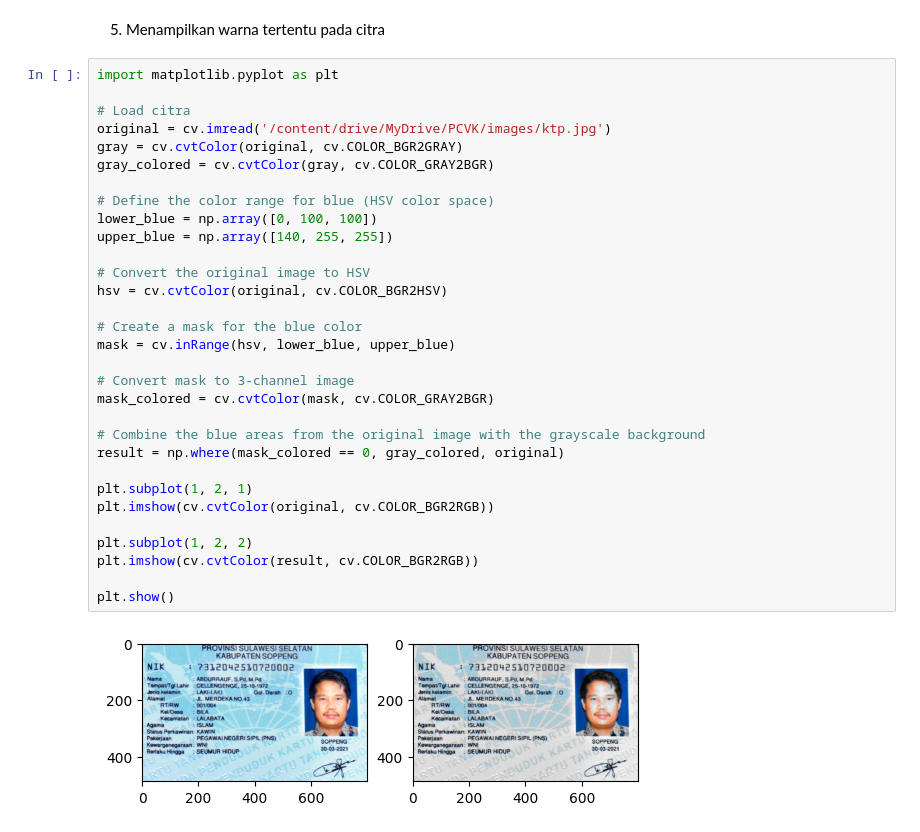
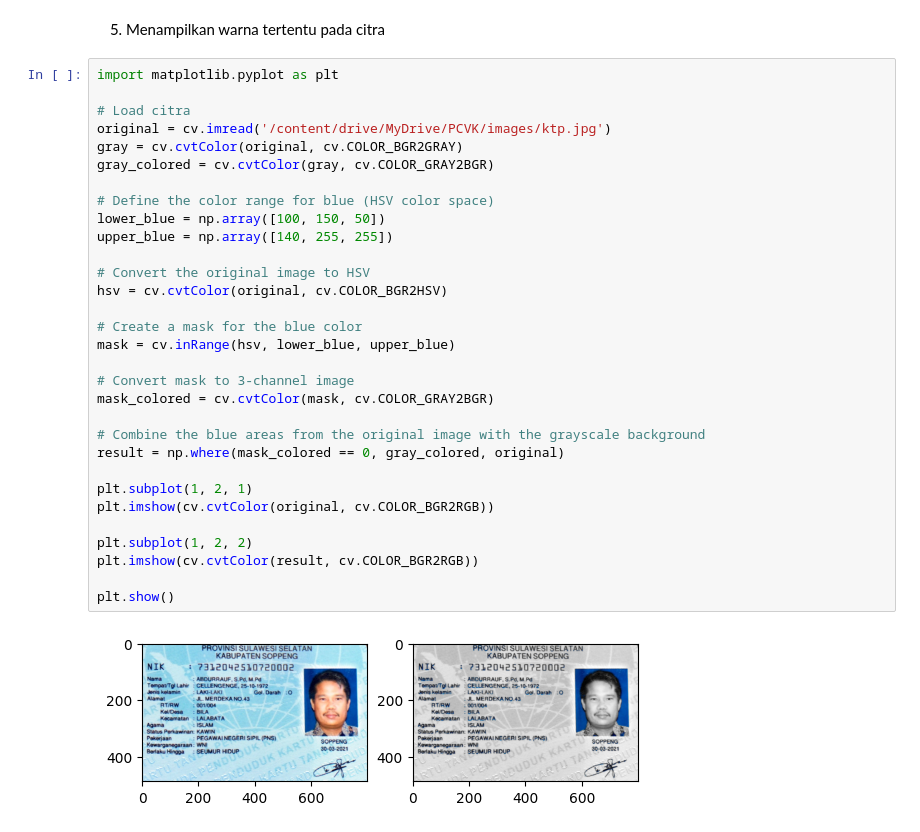
Before and after one commit to RizkyFitriAndini/PCVK_Ganjil_2024, a Jupyter notebook: week3.ipynb, the cells around one changed output. Drawn from its saved outputs; the diff is of its cells as text.

```diff
--- a/week3.ipynb
+++ b/week3.ipynb
@@ -212,32 +212,32 @@ Implementasikan transformasi grayscale dengan luminance
 import matplotlib.pyplot as plt
 
 # Load citra
 original = cv.imread('/content/drive/MyDrive/PCVK/images/ktp.jpg')
 gray = cv.cvtColor(original, cv.COLOR_BGR2GRAY)
 gray_colored = cv.cvtColor(gray, cv.COLOR_GRAY2BGR)
 
 # Define the color range for blue (HSV color space)
-lower_blue = np.array([0, 100, 100])
+lower_blue = np.array([100, 150, 50])
 upper_blue = np.array([140, 255, 255])
 
 # Convert the original image to HSV
 hsv = cv.cvtColor(original, cv.COLOR_BGR2HSV)
 
 # Create a mask for the blue color
 mask = cv.inRange(hsv, lower_blue, upper_blue)
 
 # Convert mask to 3-channel image
 mask_colored = cv.cvtColor(mask, cv.COLOR_GRAY2BGR)
 
 # Combine the blue areas from the original image with the grayscale background
 result = np.where(mask_colored == 0, gray_colored, original)
 
 plt.subplot(1, 2, 1)
 plt.imshow(cv.cvtColor(original, cv.COLOR_BGR2RGB))
 
 plt.subplot(1, 2, 2)
 plt.imshow(cv.cvtColor(result, cv.COLOR_BGR2RGB))
 
 plt.show()
 # %% [output]
-[figure, old version]
+[figure, new version]
```
Also changed, not shown: parts of 1 cell of this notebook.
